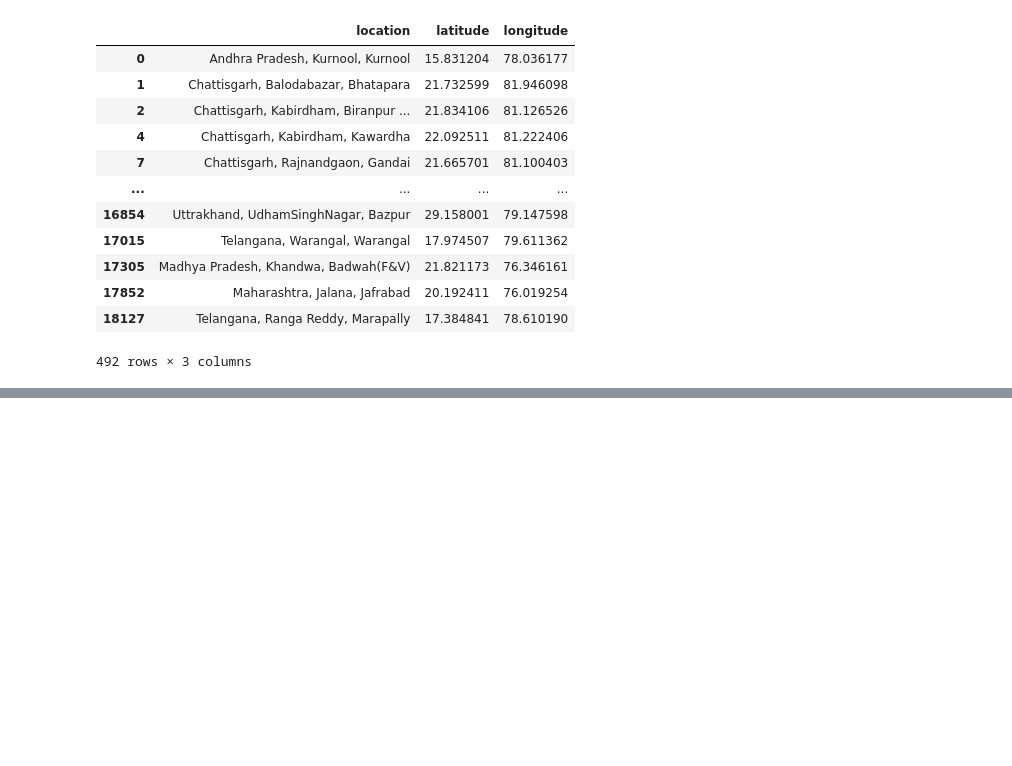
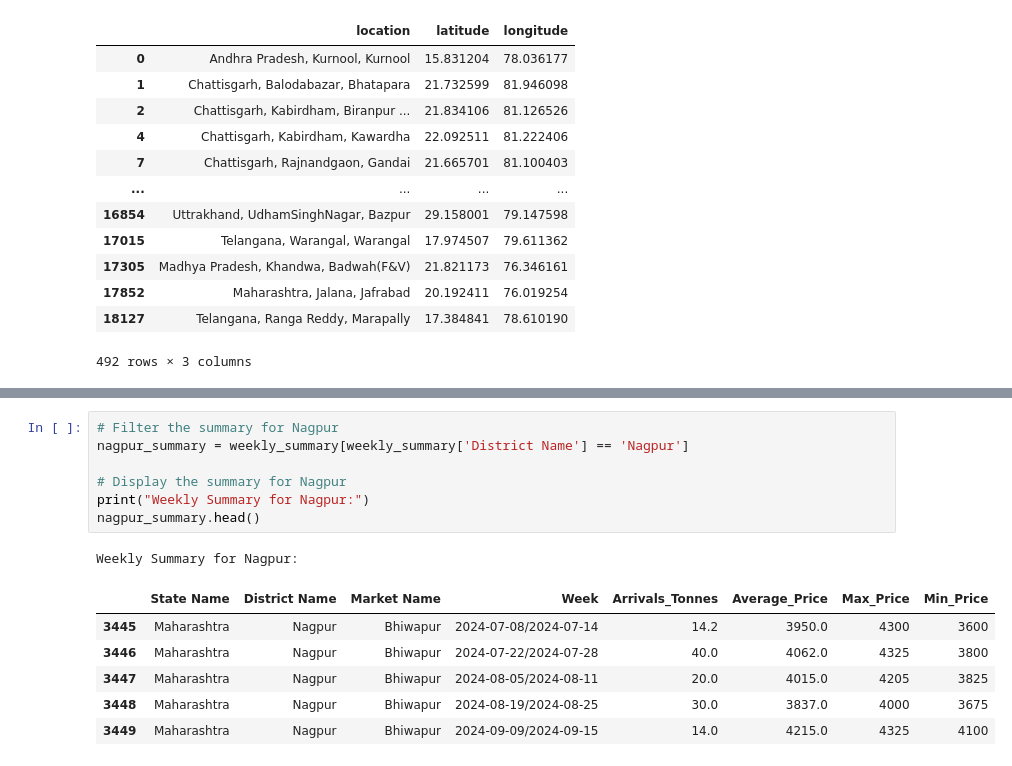
Before and after one commit to arunv8055/Soya-Market-Analysis, a Jupyter notebook: Soya_Market_Analysis.ipynb, the cells around one changed output, grey strips where cells are left out. Saved outputs shown, nothing was run; the diff lists cells and outputs as text; blank space fills up the shorter version.

```diff
--- a/Soya_Market_Analysis.ipynb
+++ b/Soya_Market_Analysis.ipynb
@@ -123,0 +286,15 @@ memory usage: 1.8+ MB
+# %%
+# Filter the summary for Nagpur
+nagpur_summary = weekly_summary[weekly_summary['District Name'] == 'Nagpur']
+
+# Display the summary for Nagpur
+print("Weekly Summary for Nagpur:")
+nagpur_summary.head()
+# %% [output]
+Weekly Summary for Nagpur:
+|  | State Name | District Name | Market Name | Week | Arrivals_Tonnes | Average_Price | Max_Price | Min_Price |
+| 3445 | Maharashtra | Nagpur | Bhiwapur | 2024-07-08/2024-07-14 | 14.2 | 3950.0 | 4300 | 3600 |
+| 3446 | Maharashtra | Nagpur | Bhiwapur | 2024-07-22/2024-07-28 | 40.0 | 4062.0 | 4325 | 3800 |
+| 3447 | Maharashtra | Nagpur | Bhiwapur | 2024-08-05/2024-08-11 | 20.0 | 4015.0 | 4205 | 3825 |
+| 3448 | Maharashtra | Nagpur | Bhiwapur | 2024-08-19/2024-08-25 | 30.0 | 3837.0 | 4000 | 3675 |
+| 3449 | Maharashtra | Nagpur | Bhiwapur | 2024-09-09/2024-09-15 | 14.0 | 4215.0 | 4325 | 4100 |
```
Also changed, not shown: parts of 10 cells of this notebook.
